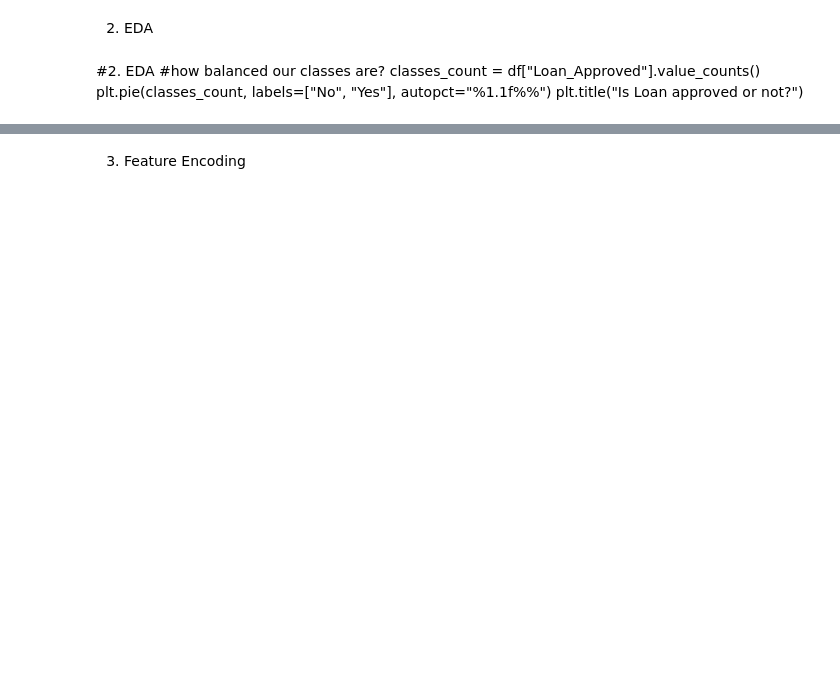
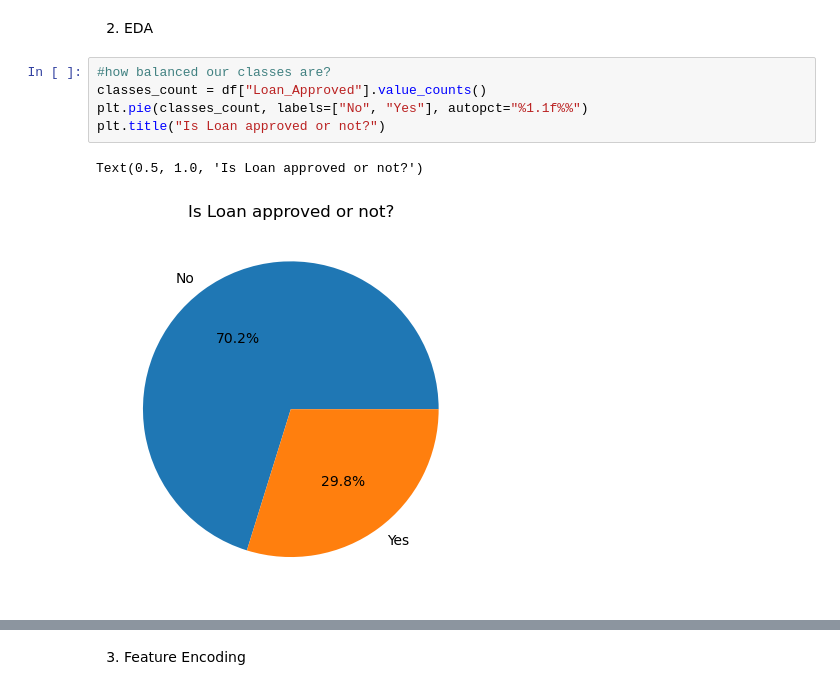
Before and after one commit to vrajshah2706/Credit-Wise-Loan-System, a Jupyter notebook: credit_wise_loan_sys.ipynb, the cells around one changed output, grey strips where cells are left out. Drawn from its saved outputs; the diff is of its cells as text; blank space fills up the shorter version.

Commit message:
Changes to Credit_wise_loan_sys.ipynb file and ReadME.md

```diff
--- a/credit_wise_loan_sys.ipynb
+++ b/credit_wise_loan_sys.ipynb
@@ -35,11 +38,13 @@ NameError: name 'df' is not defined
 # %% [markdown]
 2. EDA
-# %% [markdown]
-#2. EDA
-#how balanced our classes are?
-classes_count = df["Loan_Approved"].value_counts()
-plt.pie(classes_count, labels=["No", "Yes"], autopct="%1.1f%%")
-plt.title("Is Loan approved or not?")
+# %%
+#how balanced our classes are?
+classes_count = df["Loan_Approved"].value_counts()
+plt.pie(classes_count, labels=["No", "Yes"], autopct="%1.1f%%")
+plt.title("Is Loan approved or not?")
+# %% [output]
+Text(0.5, 1.0, 'Is Loan approved or not?')
+[figure, added]
 # %%
 #analyse categories
 gender_cnt= df["Gender"].value_counts()
```
Also changed, not shown: parts of 27 cells of this notebook, 1 other file.
